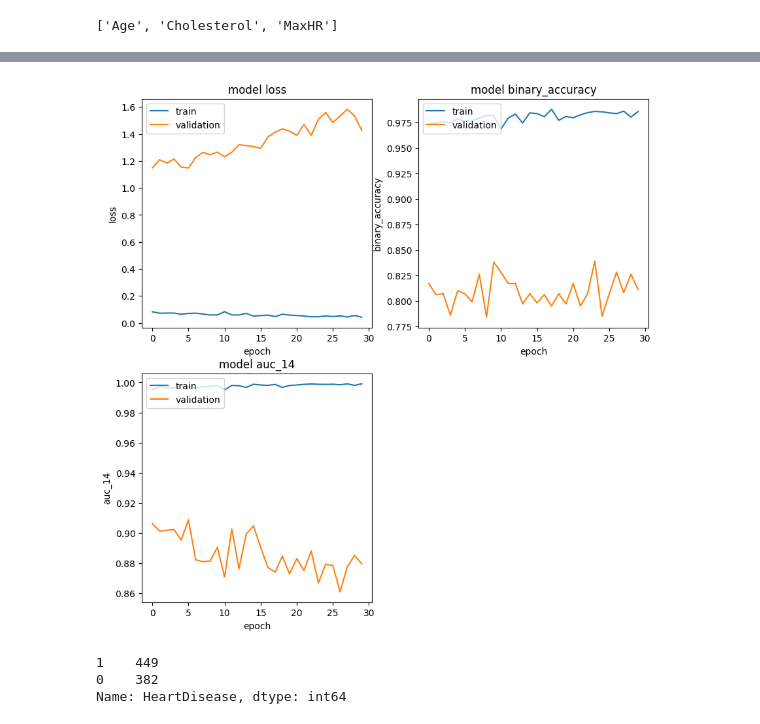
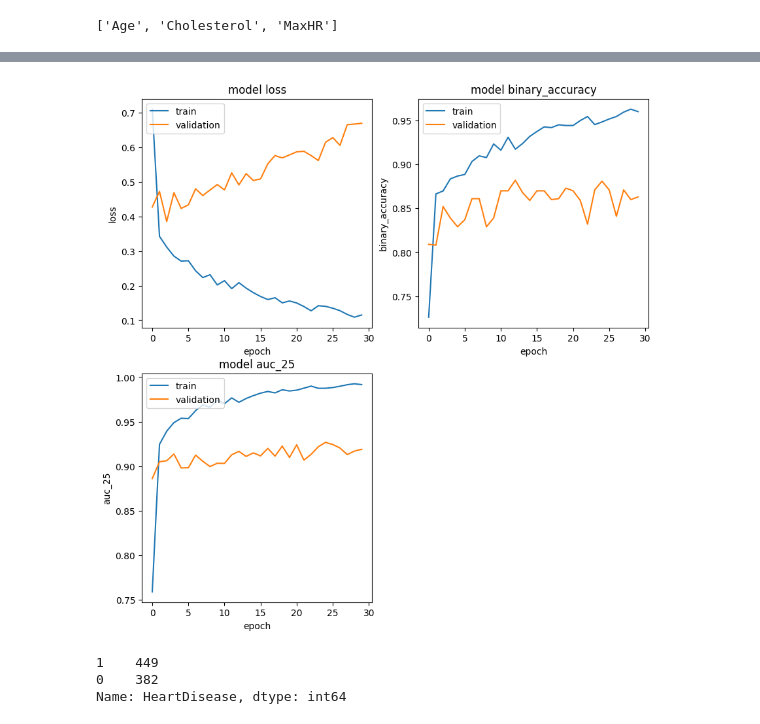
Before and after one commit to HG13BB/asl_heart_failure_mc, a Jupyter notebook: notebooks/heart_failure_nn_Henry.ipynb, the cells around one changed output, grey strips where cells are left out. Saved outputs shown, nothing was run; the diff lists cells and outputs as text; code cells hidden in the pictures.

Commit message:
updated heart failure nb

```diff
--- a/notebooks/heart_failure_nn_Henry.ipynb
+++ b/notebooks/heart_failure_nn_Henry.ipynb
@@ -57,7 +57,7 @@ head -5 /home/jupyter/heart-failure/*.csv
 51,M,NAP,110,175,0,Normal,123,N,0.6,Up,0,TRAIN
 62,F,TA,140,0,1,Normal,143,N,0.0,Flat,1,TRAIN
 # %%
-hf_file = '/home/jupyter/heart-failure/scaled-heart.csv'
+hf_file = r'https://storage.cloud.google.com/qwiklabs-asl-02-99f66d8df225/heart_failure/scaled-heart.csv
 # %%
 dtypes = {'Age':int, 'Sex':str, 'ChestPainType':str, 'RestingBP':int, 'Cholesterol':int, 'FastingBS':str,
        'RestingECG':str, 'MaxHR':int, 'ExerciseAngina':str, 'Oldpeak':float, 'ST_Slope':str,
@@ -276,6 +276,8 @@ def create_input_layers():
 
     deep_inputs['ST_Slope'] = tf.keras.layers.Input(name='ST_Slope', shape=(1,), dtype="string")
     deep_inputs['ChestPainType'] = tf.keras.layers.Input(name='ChestPainType', shape=(1,), dtype="string")
+    deep_inputs['Sex'] = tf.keras.layers.Input(name='Sex', shape=(1,), dtype="string")
+    deep_inputs['FastingBS'] = tf.keras.layers.Input(name='FastingBS', shape=(1,), dtype="string")
 
 
 
@@ -315,7 +323,7 @@ def transform(inputs, nembeds):
 
     buckets = {
         "Age": np.arange(20,80,10).tolist(),
-        "Cholesterol": np.arange(100, 350, 50).tolist(),
+        "Cholesterol": np.arange(100, 350, 30).tolist(),
         "MaxHR": np.arange(0, 200, 20).tolist(),
         "RestingBP": np.arange(0, 200, 50).tolist()
 
@@ -348,6 +356,17 @@ def transform(inputs, nembeds):
         num_bins=len(vocab['ST_Slope']) * len(vocab['ChestPainType'])
     )((inputs['ST_Slope'],inputs['ChestPainType']))
 
+    crossed_Sex_ChestPainType = tf.keras.layers.experimental.preprocessing.HashedCrossing(
+        num_bins=len(vocab['Sex']) * len(vocab['ChestPainType'])
+    )((inputs['Sex'],inputs['ChestPainType']))
+
+    crossed_Sex_ST_Slope = tf.keras.layers.experimental.preprocessing.HashedCrossing(
+        num_bins=len(vocab['Sex']) * len(vocab['ST_Slope'])
+    )((inputs['Sex'],inputs['ST_Slope']))
+
+    crossed_ST_Slope_FastingBS = tf.keras.layers.experimental.preprocessing.HashedCrossing(
+        num_bins=len(vocab['FastingBS']) * len(vocab['ST_Slope'])
+    )((inputs['FastingBS'],inputs['ST_Slope']))
 
     deep["crossed_age_chol_embed"] = tf.keras.layers.Flatten()(
         tf.keras.layers.Embedding(
@@ -380,6 +399,26 @@ def transform(inputs, nembeds):
         )(crossed_ST_Slope_ChestPainType)
     )
 
+    deep["crossed_Sex_ChestPainType_embed"] = tf.keras.layers.Flatten()(
+        tf.keras.layers.Embedding(
+            input_dim=(len(vocab['Sex']) * len(vocab['ChestPainType'])),
+            output_dim=nembeds,
+        )(crossed_Sex_ChestPainType)
+    )
+
+    deep["crossed_Sex_ST_Slope_embed"] = tf.keras.layers.Flatten()(
+        tf.keras.layers.Embedding(
+            input_dim=(len(vocab['Sex']) * len(vocab['ST_Slope'])),
+            output_dim=nembeds,
+        )(crossed_Sex_ST_Slope)
+    )
+
+    deep["crossed_ST_Slope_FastingBS_embed"] = tf.keras.layers.Flatten()(
+        tf.keras.layers.Embedding(
+            input_dim=(len(vocab['FastingBS']) * len(vocab['ST_Slope'])),
+            output_dim=nembeds,
+        )(crossed_ST_Slope_FastingBS)
+    )
 
 
     for categorical_column in CATEGORICAL_COLUMNS:
@@ -411,7 +450,7 @@ def get_model_outputs(wide_inputs, deep_inputs, dnn_hidden_units):
 
     # Linear model for the wide side
     wide_out = tf.keras.layers.Dense(
-        units=20, activation="relu", name="sigmoid"
+        units=20, activation="relu", name="wide"
     )(wide_inputs)
 
     # Concatenate the two sides
@@ -531,19 +570,19 @@ Epoch 30/30
 # %%
 # Plot
 nrows = 2
 ncols = 2
 fig = plt.figure(figsize=(10, 10))
 
-for idx, key in enumerate(["loss","binary_accuracy","auc_14"]):
+for idx, key in enumerate(["loss","binary_accuracy","auc_25"]):
     ax = fig.add_subplot(nrows, ncols, idx + 1)
     plt.plot(history.history[key])
     plt.plot(history.history[f"val_{key}"])
     plt.title(f"model {key}")
     plt.ylabel(key)
     plt.xlabel("epoch")
     plt.legend(["train", "validation"], loc="upper left");
 # %% [output]
-[figure, old version]
+[figure, new version]
 # %%
 pd.read_csv(r'/home/jupyter/heart-failure/scaled-heart-train.csv').HeartDisease.value_counts()
 # %% [output]
```
Also changed, not shown: parts of 8 cells of this notebook.
